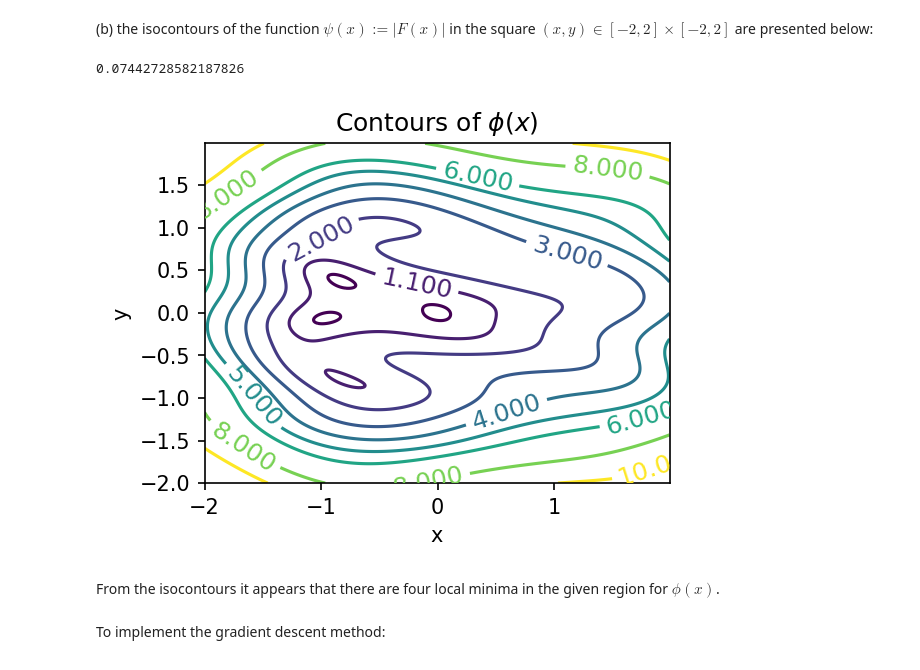
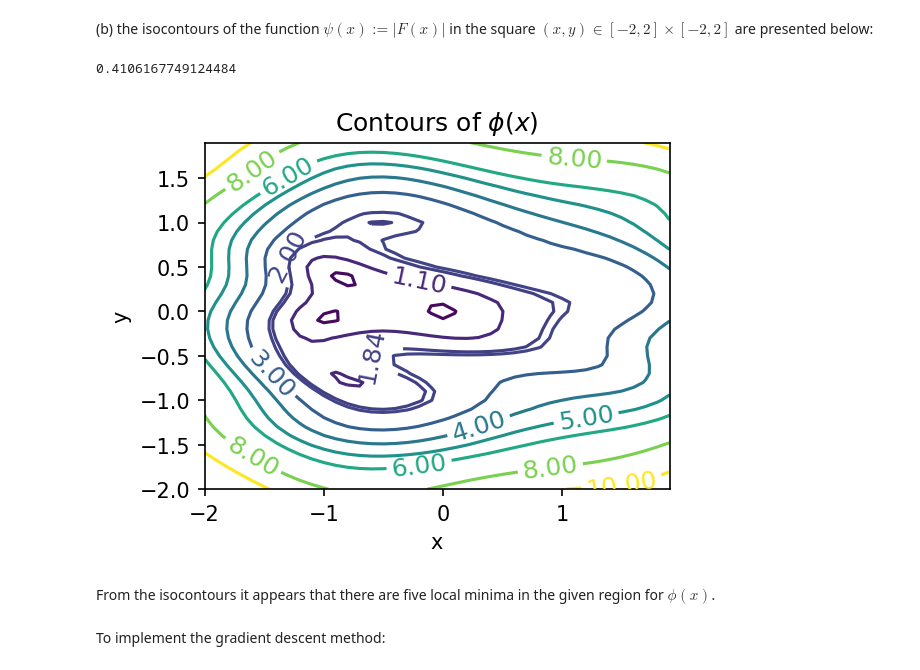
Before and after one commit to RFurze/ScientificComputing, a Jupyter notebook: Assignment1.ipynb, the cells around one changed output. Saved outputs shown, nothing was run; the diff lists cells and outputs as text; code cells hidden in the pictures.

```diff
--- a/Assignment1.ipynb
+++ b/Assignment1.ipynb
@@ -351,28 +330,28 @@ $$
 # %%
 import matplotlib.pyplot as plt
 import numpy as np
 
-delta = 0.01
+delta = 0.1
 x = np.arange(-2.0, 2.0, delta)
 y = np.arange(-2.0, 2.0, delta)
 X, Y = np.meshgrid(x, y)
 F1 = X**2 + 2*Y**2 + np.sin(2*X)
 F2 = X**2 + np.cos(X + 5*Y) -1.2
 Z = np.sqrt(F1**2 + F2**2)
 
 fig, ax = plt.subplots(figsize=(4, 3), dpi=150)
-CS = ax.contour(X, Y, Z, levels=[0,0.3, 1.1, 2.0, 3.0, 4.0, 5.0, 6.0, 8.0, 10.0])
+CS = ax.contour(X, Y, Z, levels=[0,0.3, 1.1, 1.84, 2, 3.0, 4.0, 5.0, 6.0, 8.0, 10.0])
 ax.clabel(CS, inline=True, fontsize=12)
 ax.set_title('Contours of $\phi(x)$')
 ax.set_xlabel('x')
 ax.set_ylabel('y')
 
 print(np.min(np.sqrt(Z)))
 # %% [output]
-0.07442728582187826
+0.4106167749124484
-[figure, old version]
+[figure, new version]
 # %% [markdown]
-From the isocontours it appears that there are four local minima in the given region for $\phi(x)$.
+From the isocontours it appears that there are five local minima in the given region for $\phi(x)$.
 # %%
 import numpy as np
 import math
```
Also changed, not shown: parts of 8 cells of this notebook.
